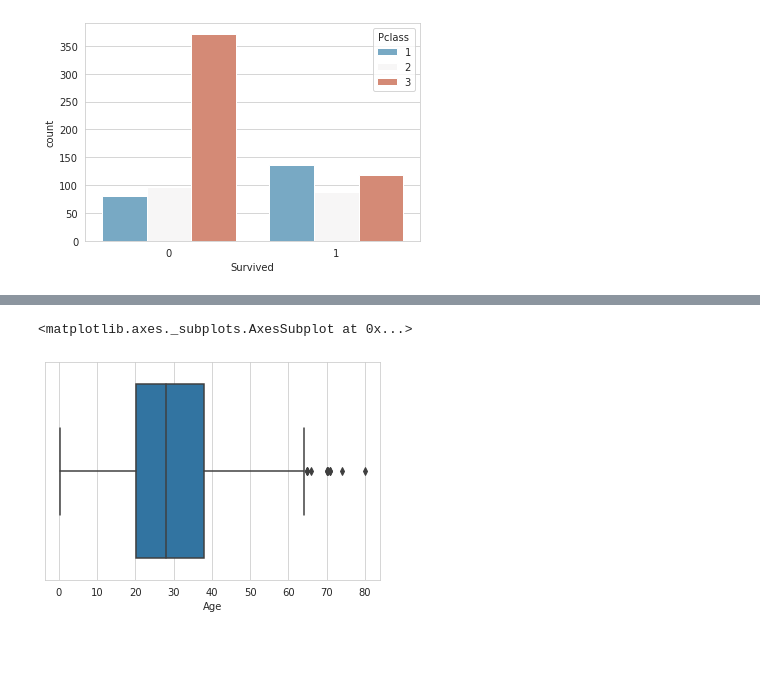
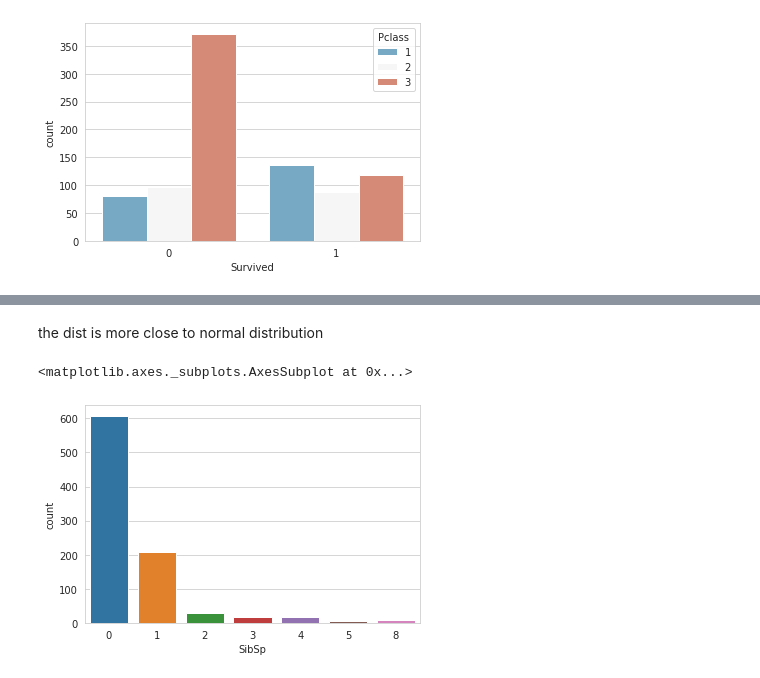
Before and after one commit to AllieUbisse/machine-learning-Competitions, a Jupyter notebook: titanic_competition.ipynb, the cells around one changed output, grey strips where cells are left out. Saved outputs shown, nothing was run; the diff lists cells and outputs as text; code cells hidden in the pictures; blank space fills up the shorter version.

```diff
--- a/titanic_competition.ipynb
+++ b/titanic_competition.ipynb
@@ -16,7 +16,7 @@ train_URL = 'https://raw.githubusercontent.com/Data-HAWKS/titanic-competition/ma
 test_URL = 'https://raw.githubusercontent.com/Data-HAWKS/titanic-competition/master/titanic-competition/test.csv'
 sub_URL = 'https://raw.githubusercontent.com/Data-HAWKS/titanic-competition/master/titanic-competition/gender_submission.csv'
 # %%
-train_df = pd.read_csv(train_URL, index_col='PassengerId')
+train_df1 = pd.read_csv(train_URL, index_col='PassengerId')
 test_df = pd.read_csv(test_URL,  index_col='PassengerId')
 sub_df = pd.read_csv(sub_URL)
 # %% [markdown]
@@ -23,0 +40,3 @@ sub_df = pd.read_csv(sub_URL)
+# %%
+train_df = pd.concat([train_df,test_df], axis=0)
+print(train_df.shape)
@@ -120,5 +164,7 @@ sns.countplot(x='Survived', hue='Pclass' ,data=train_df,palette='RdBu_r')
+# %% [markdown]
+the dist is more close to normal distribution
 # %%
-sns.boxplot(x='Age',hue='Sex',data=train_df)
+sns.countplot(x='SibSp', data=train_df)
 # %% [output]
 <matplotlib.axes._subplots.AxesSubplot at 0x...>
-[figure, old version]
+[figure, new version]
```
Also changed, not shown: parts of 41 cells of this notebook.
